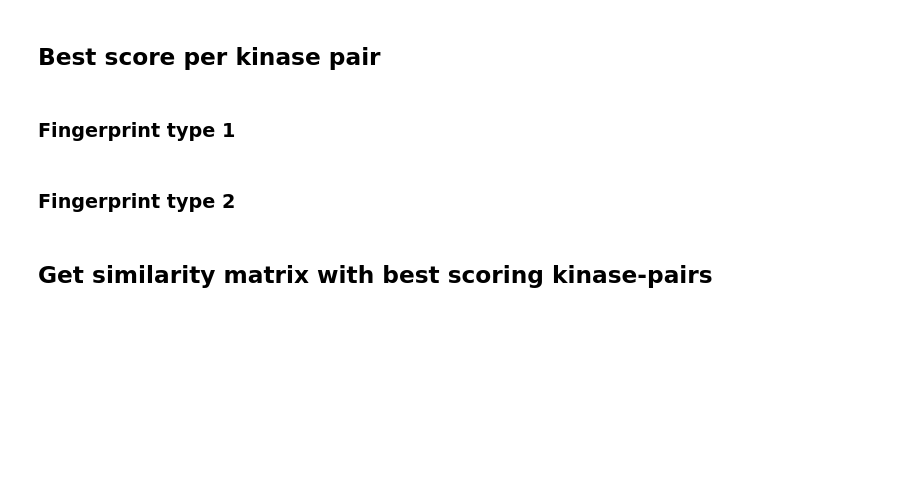
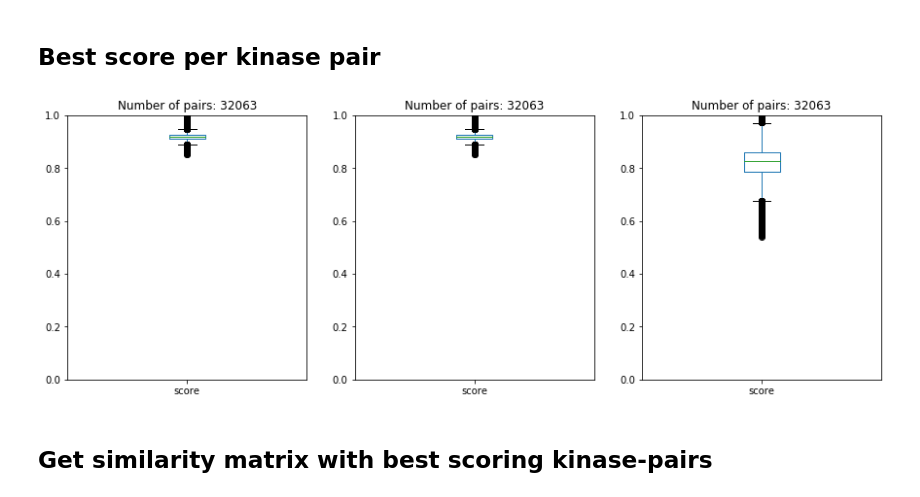
Before and after one commit to volkamerlab/kissim, a Jupyter notebook: scripts/similarity.ipynb, the cells around one changed output. Cells and saved outputs as stored; diff of their text form; code cells hidden in the pictures; blank space fills up the shorter version.

```diff
--- a/scripts/similarity.ipynb
+++ b/scripts/similarity.ipynb
@@ -205,0 +59,12 @@ aaa_type2.head()
+# %%
+def boxplot_max_scores(allxall_scores, fingerprint_type, score_type):
+
+    allxall_scores_max = allxall_scores.groupby(by=['kinase1', 'kinase2'])['score'].max()
+
+    boxplot = allxall_scores_max.plot(
+        kind='box',
+        title=f'Number of pairs: {len(allxall_scores_max)}',
+        ylim=(0, 1)
+    )
+
+    return boxplot
@@ -234,4 +121,2 @@ boxplot_aaa_type2.get_figure().savefig(path_to_similarities / 'similarity_scores
 # %% [markdown]
 ## Best score per kinase pair
-# %% [markdown]
-### Fingerprint type 1
@@ -246,2 +122,0 @@ aaa_type1_max.plot(
-# %% [markdown]
-### Fingerprint type 2
@@ -258,3 +123,18 @@ aaa_type2_count = aaa_type2.groupby(by=['kinase1', 'kinase2'])['score'].count()
+# %%
+plt.figure(figsize=(15, 5))
+plt.subplot(131)
+b = boxplot_max_scores(aaa_type1_modman, 'type1', 'ballester')
+plt.subplot(132)
+b = boxplot_max_scores(aaa_type1_eucl, 'type1', 'euclidean')
+plt.subplot(133)
+b = boxplot_max_scores(aaa_type2_modman, 'type2', 'ballester')
+
+b.get_figure().savefig(
+    path_to_similarities / f'similarity_scores_max.png',
+    dpi=300
+)
+# %% [output]
+[figure, added]
 # %%
 aaa_type2_count.sort_values(ascending=False)
 # %%
```
Also changed, not shown: parts of 66 cells of this notebook.
